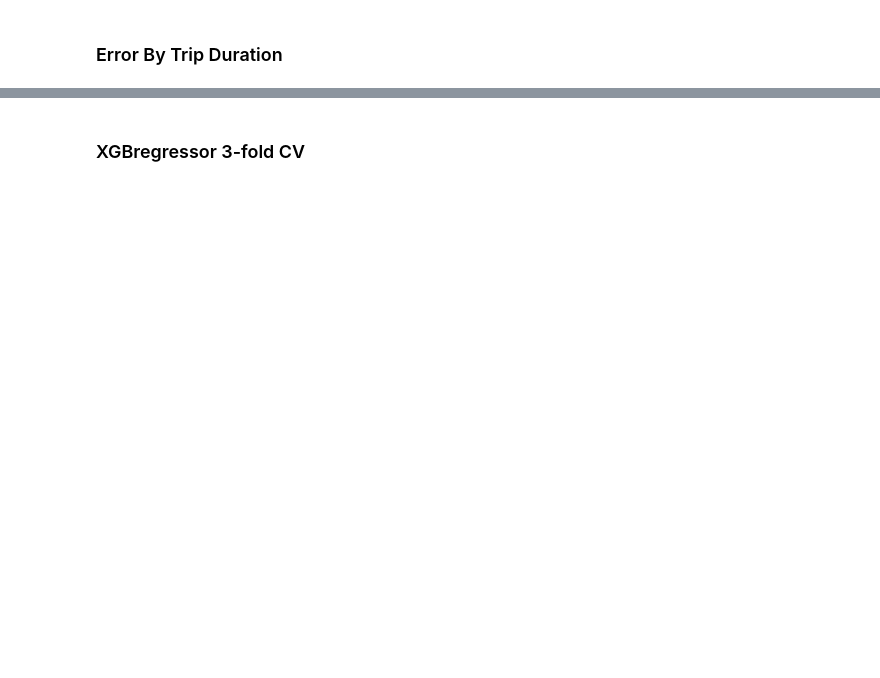
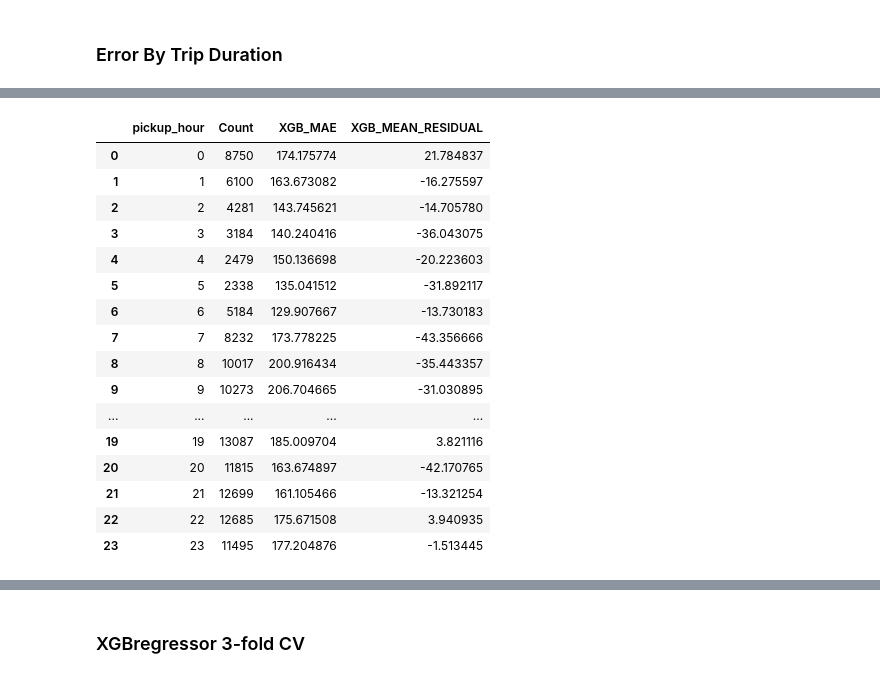
Before and after one commit to niks813/nyc-taxi-trip-duration, a Jupyter notebook: NYC_Trip_duration.ipynb, the cells around one changed output, grey strips where cells are left out. Saved outputs shown, nothing was run; the diff lists cells and outputs as text; code cells hidden in the pictures; blank space fills up the shorter version.

```diff
--- a/NYC_Trip_duration.ipynb
+++ b/NYC_Trip_duration.ipynb
@@ -954,43 +1063,2 @@ if RUN_OLD_MODELS:
 # %% [markdown]
 ### Hyperparametr Tuning
-# %%
-if RUN_OLD_MODELS:
-  xgb_tuning_result = []
-
-  for max_depth in [4, 6, 8]:
-    for min_child_weight in [1, 5, 10]:
-      model = Pipeline(
-        steps=[
-            ('preprocessor', preprocessor),
-            ('model', XGBRegressor(
-                n_estimators=200,
-                learning_rate=0.1,
-                max_depth=max_depth,
-                min_child_weight=min_child_weight,
-                subsample=1.0,
-                colsample_bytree=1.0,
-                objective='reg:squarederror',
-                random_state=1,
-                n_jobs=-1
-            ))
-        ]
-      )
-
-      model.fit(X_train, y_train)
-
-      y_val_pred_model = model.predict(X_val)
-
-      mae_model = round(mean_absolute_error(y_val, y_val_pred_model), 3)
-      rmse_model = round(np.sqrt(mean_squared_error(y_val, y_val_pred_model)), 3)
-      r2_model = round(r2_score(y_val, y_val_pred_model), 3)
-
-      xgb_tuning_result.append({
-          'max_depth': max_depth,
-          'min_child_weight': min_child_weight,
-          'MAE': mae_model,
-          'RMSE': rmse_model,
-          'R2': r2_model
-      })
-
-  xgb_tuning_result_df = pd.DataFrame(xgb_tuning_result)
-  xgb_tuning_result_df.sort_values('MAE')
@@ -1386,15 +1646,31 @@ error_hour['pickup_hour'] = X_test['pickup_hour'].values
 # %%
 hour_result = (
     error_hour.groupby('pickup_hour', observed=True)
     .agg(
         Count=('actual', 'size'),
         XGB_MAE=('xgb_abs_error', 'mean'),
-        # HGB_MAE=('hgb_abs_error', 'mean'),
-        XGB_MEAN_RESIDUAL=('xgb_residual', 'mean'),
-        # HGB_MEAN_RESIDUAL=('hgb_residual', 'mean')
+        XGB_MEAN_RESIDUAL=('xgb_residual', 'mean')
     ).reset_index()
 )
 hour_result
+# %% [output]
+|  | pickup_hour | Count | XGB_MAE | XGB_MEAN_RESIDUAL |
+| 0 | 0 | 8750 | 174.175774 | 21.784837 |
+| 1 | 1 | 6100 | 163.673082 | -16.275597 |
+| 2 | 2 | 4281 | 143.745621 | -14.705780 |
+| 3 | 3 | 3184 | 140.240416 | -36.043075 |
+| 4 | 4 | 2479 | 150.136698 | -20.223603 |
+| 5 | 5 | 2338 | 135.041512 | -31.892117 |
+| 6 | 6 | 5184 | 129.907667 | -13.730183 |
+| 7 | 7 | 8232 | 173.778225 | -43.356666 |
+| 8 | 8 | 10017 | 200.916434 | -35.443357 |
+| 9 | 9 | 10273 | 206.704665 | -31.030895 |
+| ... | ... | ... | ... | ... |
+| 19 | 19 | 13087 | 185.009704 | 3.821116 |
+| 20 | 20 | 11815 | 163.674897 | -42.170765 |
+| 21 | 21 | 12699 | 161.105466 | -13.321254 |
+| 22 | 22 | 12685 | 175.671508 | 3.940935 |
+| 23 | 23 | 11495 | 177.204876 | -1.513445 |
 # %%
 error_day = error_distance.copy()
 
```
Also changed, not shown: parts of 170 cells of this notebook.
